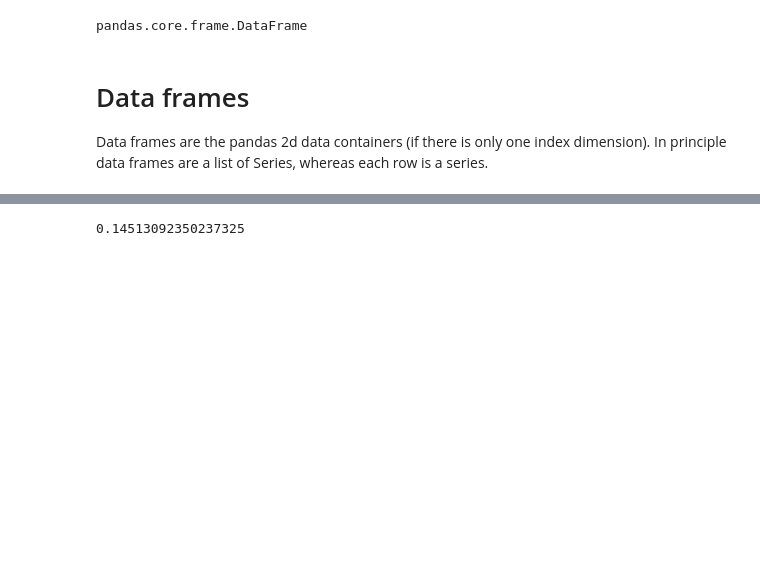
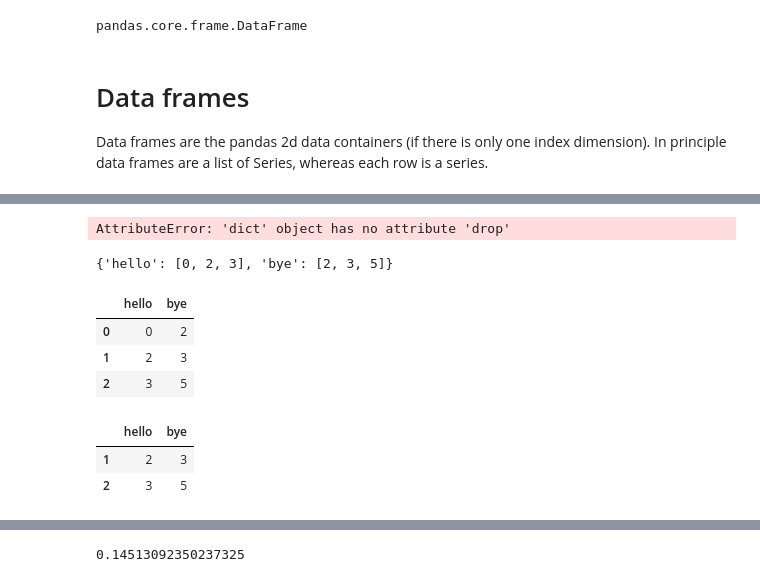
Before and after one commit to paulkittner/fufezan-lab-advanced_python_2020-21_HD, a Jupyter notebook: notebooks/06.10_Intro_into_pandas.ipynb, the cells around one changed output, grey strips where cells are left out. Saved outputs shown, nothing was run; the diff lists cells and outputs as text; code cells hidden in the pictures; blank space fills up the shorter version.

```diff
--- a/notebooks/06.10_Intro_into_pandas.ipynb
+++ b/notebooks/06.10_Intro_into_pandas.ipynb
@@ -216,0 +217,10 @@ df
+# %%
+df_ = {"hello": [0, 2, 3], "bye": [2,3,5]}
+# %%
+df_.drop(0)
+# %% [output]
+AttributeError: 'dict' object has no attribute 'drop'
+# %%
+df_
+# %% [output]
+{'hello': [0, 2, 3], 'bye': [2, 3, 5]}
@@ -216,0 +229,13 @@ df
+# %%
+df_
+# %% [output]
+|  | hello | bye |
+| 0 | 0 | 2 |
+| 1 | 2 | 3 |
+| 2 | 3 | 5 |
+# %%
+df_del
+# %% [output]
+|  | hello | bye |
+| 1 | 2 | 3 |
+| 2 | 3 | 5 |
```
Also changed, not shown: parts of 13 cells of this notebook, 1 other file.
